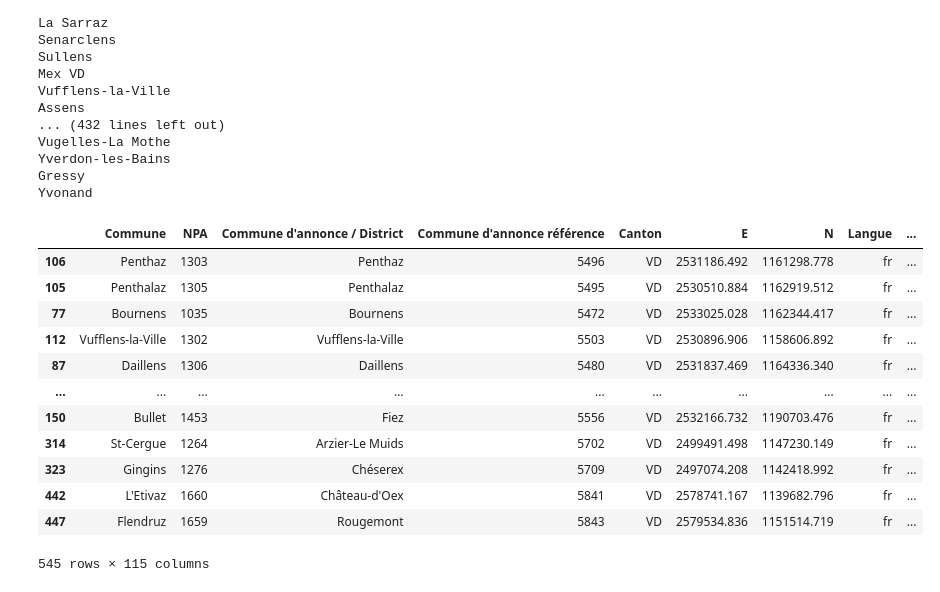
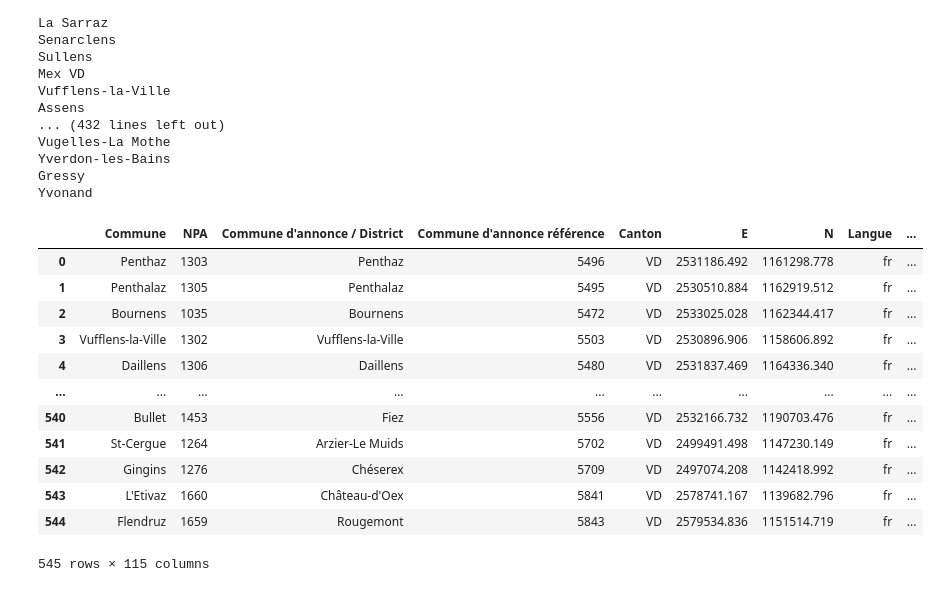
Before and after one commit to baertsch/MGT-530-SLO, a Jupyter notebook: generate_data.ipynb, the cells around one changed output. Drawn from its saved outputs; the diff is of its cells as text; code cells hidden in the pictures.

```diff
--- a/generate_data.ipynb
+++ b/generate_data.ipynb
@@ -200,20 +200,21 @@ Gressy
 Yvonand
 # %%
 vaud_cities.sort_values(by='distance_to_venoge_km', ascending=True, inplace=True)
+vaud_cities.reset_index(drop=True, inplace=True)
 vaud_cities
 # %% [output]
 |  | Commune | NPA | Commune d'annonce / District | Commune d'annonce référence | Canton | E | N | Langue | ... |
-| 106 | Penthaz | 1303 | Penthaz | 5496 | VD | 2531186.492 | 1161298.778 | fr | ... |
-| 105 | Penthalaz | 1305 | Penthalaz | 5495 | VD | 2530510.884 | 1162919.512 | fr | ... |
-| 77 | Bournens | 1035 | Bournens | 5472 | VD | 2533025.028 | 1162344.417 | fr | ... |
-| 112 | Vufflens-la-Ville | 1302 | Vufflens-la-Ville | 5503 | VD | 2530896.906 | 1158606.892 | fr | ... |
-| 87 | Daillens | 1306 | Daillens | 5480 | VD | 2531837.469 | 1164336.340 | fr | ... |
+| 0 | Penthaz | 1303 | Penthaz | 5496 | VD | 2531186.492 | 1161298.778 | fr | ... |
+| 1 | Penthalaz | 1305 | Penthalaz | 5495 | VD | 2530510.884 | 1162919.512 | fr | ... |
+| 2 | Bournens | 1035 | Bournens | 5472 | VD | 2533025.028 | 1162344.417 | fr | ... |
+| 3 | Vufflens-la-Ville | 1302 | Vufflens-la-Ville | 5503 | VD | 2530896.906 | 1158606.892 | fr | ... |
+| 4 | Daillens | 1306 | Daillens | 5480 | VD | 2531837.469 | 1164336.340 | fr | ... |
 | ... | ... | ... | ... | ... | ... | ... | ... | ... | ... |
-| 150 | Bullet | 1453 | Fiez | 5556 | VD | 2532166.732 | 1190703.476 | fr | ... |
-| 314 | St-Cergue | 1264 | Arzier-Le Muids | 5702 | VD | 2499491.498 | 1147230.149 | fr | ... |
-| 323 | Gingins | 1276 | Chéserex | 5709 | VD | 2497074.208 | 1142418.992 | fr | ... |
-| 442 | L'Etivaz | 1660 | Château-d'Oex | 5841 | VD | 2578741.167 | 1139682.796 | fr | ... |
-| 447 | Flendruz | 1659 | Rougemont | 5843 | VD | 2579534.836 | 1151514.719 | fr | ... |
+| 540 | Bullet | 1453 | Fiez | 5556 | VD | 2532166.732 | 1190703.476 | fr | ... |
+| 541 | St-Cergue | 1264 | Arzier-Le Muids | 5702 | VD | 2499491.498 | 1147230.149 | fr | ... |
+| 542 | Gingins | 1276 | Chéserex | 5709 | VD | 2497074.208 | 1142418.992 | fr | ... |
+| 543 | L'Etivaz | 1660 | Château-d'Oex | 5841 | VD | 2578741.167 | 1139682.796 | fr | ... |
+| 544 | Flendruz | 1659 | Rougemont | 5843 | VD | 2579534.836 | 1151514.719 | fr | ... |
 545 rows × 115 columns
 # %%
 vaud_cities.to_csv('vaud_cities.csv', index=False)
```
Also changed, not shown: parts of 1 cell of this notebook, 1 other file.
